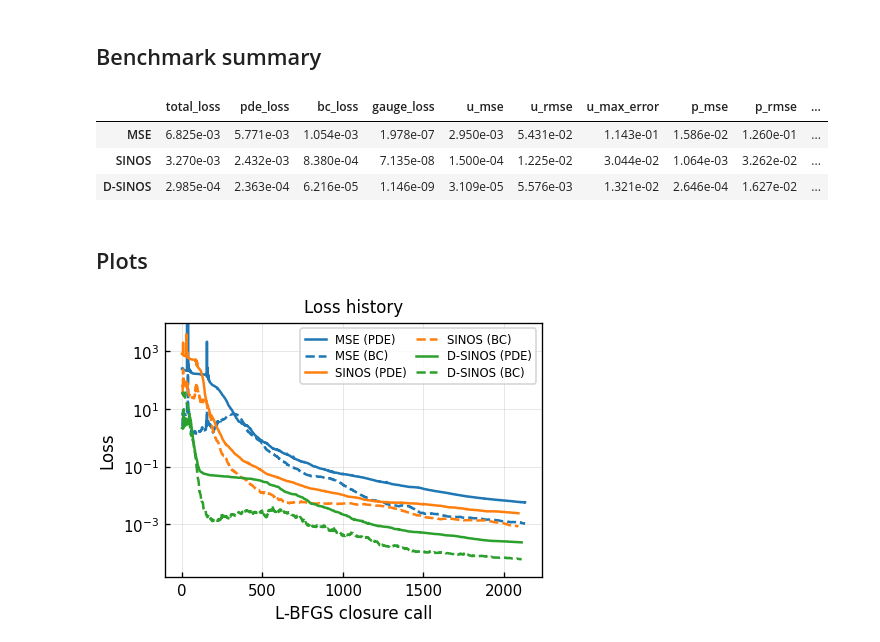
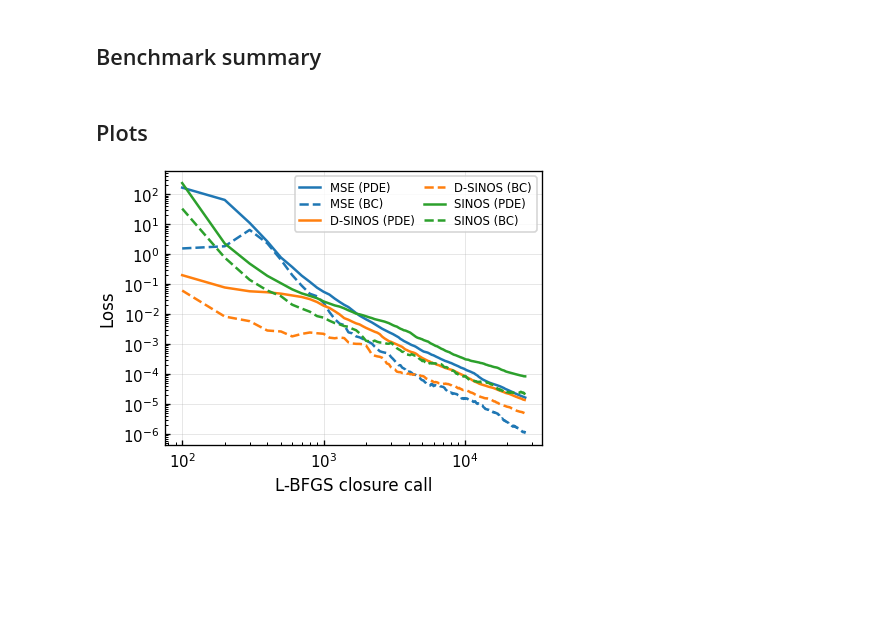
Before and after one commit to phil-hofmann/SINOS, a Jupyter notebook: navier_stokes_pinn.ipynb, the cells around one changed output. Saved outputs shown, nothing was run; the diff lists cells and outputs as text; code cells hidden in the pictures; blank space fills up the shorter version.

```diff
--- a/navier_stokes_pinn.ipynb
+++ b/navier_stokes_pinn.ipynb
@@ -578,44 +695,41 @@ D-SINOS  | closure 2100 | loss 3.004e-04 | pde 2.385e-04 | bc 6.187e-05 | gauge
 # %% [markdown]
 ## Benchmark summary
 # %%
-hist = pd.concat(
-    [hist_mse, hist_sinos, hist_dsinos],
-    ignore_index=True,
-)
-hist.to_csv(RESULT_DIR / "history.csv", index=True)
+# hist = pd.concat(
+#     [hist_mse, hist_sinos, hist_dsinos],
+#     ignore_index=True,
+# )
+# hist.to_csv(RESULT_DIR / "history.csv", index=True)
 
-hist_result = pd.DataFrame(
-    [
-        hist_mse.iloc[-1],
-        hist_sinos.iloc[-1],
-        hist_dsinos.iloc[-1],
-    ],
-    index=["MSE", "SINOS", "D-SINOS"],
-)[
-    [
-        "total_loss",
-        "pde_loss",
-        "bc_loss",
-        "gauge_loss",
-        "u_mse",
-        "u_rmse",
-        "u_max_error",
-        "p_mse",
-        "p_rmse",
-        "p_max_error",
-    ]
-]
+# hist_result = pd.DataFrame(
+#     [
+#         hist_mse.iloc[-1],
+#         hist_sinos.iloc[-1],
+#         hist_dsinos.iloc[-1],
+#     ],
+#     index=["MSE", "SINOS", "D-SINOS"],
+# )[
+#     [
+#         "total_loss",
+#         "pde_loss",
+#         "bc_loss",
+#         "gauge_loss",
+#         "u_mse",
+#         "u_rmse",
+#         "u_max_error",
+#         "p_mse",
+#         "p_rmse",
+#         "p_max_error",
+#     ]
+# ]
 
-hist_result.style.format("{:.3e}")
+# hist_result.style.format("{:.3e}")
-# %% [output]
-|  | total_loss | pde_loss | bc_loss | gauge_loss | u_mse | u_rmse | u_max_error | p_mse | p_rmse | ... |
-| MSE | 6.825e-03 | 5.771e-03 | 1.054e-03 | 1.978e-07 | 2.950e-03 | 5.431e-02 | 1.143e-01 | 1.586e-02 | 1.260e-01 | ... |
-| SINOS | 3.270e-03 | 2.432e-03 | 8.380e-04 | 7.135e-08 | 1.500e-04 | 1.225e-02 | 3.044e-02 | 1.064e-03 | 3.262e-02 | ... |
-| D-SINOS | 2.985e-04 | 2.363e-04 | 6.216e-05 | 1.146e-09 | 3.109e-05 | 5.576e-03 | 1.321e-02 | 2.646e-04 | 1.627e-02 | ... |
 # %% [markdown]
 ## Plots
 # %%
-method_order = ["MSE", "SINOS", "D-SINOS"]
+hist = pd.read_csv(RESULT_DIR / "history.csv", index_col=0)
+
+method_order = ["MSE", "D-SINOS", "SINOS"]
 
 plt.rcParams.update(
     {
@@ -666,33 +780,33 @@ for i, method in enumerate(method_order):
         df["pde_loss"],
         color=color,
         linestyle="-",
         label=f"{method} (PDE)",
     )
 
     ax.plot(
         df["closure_call"],
         df["bc_loss"],
         color=color,
         linestyle="--",
         label=f"{method} (BC)",
     )
 
 ax.set_yscale("log")
-ax.set_ylim(top=10_000)
+ax.set_xscale("log")
 ax.set_xlabel("L-BFGS closure call")
 ax.set_ylabel("Loss")
-ax.set_title("Loss history")
+# ax.set_title("Loss history")
 ax.grid(True, alpha=0.3)
 ax.legend(
     fontsize=7,
     ncol=2,
     frameon=True,
     handlelength=1.8,
     columnspacing=0.8,
     labelspacing=0.3,
 )
 plt.tight_layout()
 fig.savefig(RESULT_DIR / "loss_history.pdf", format="pdf", bbox_inches="tight", dpi=600)
 plt.show()
 # %% [output]
-[figure, old version]
+[figure, new version]
```
Also changed, not shown: parts of 13 cells of this notebook, 20 other files.
